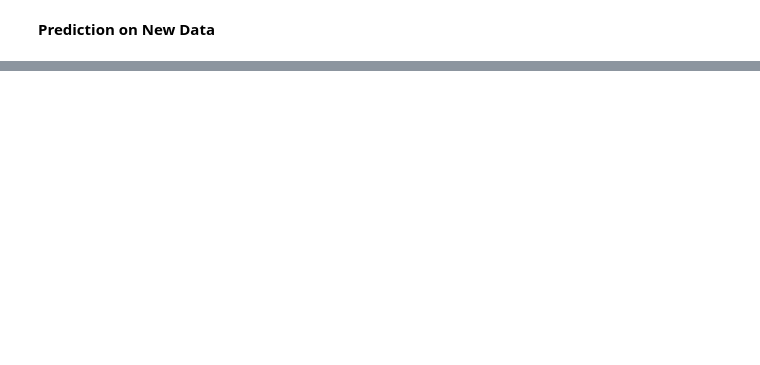
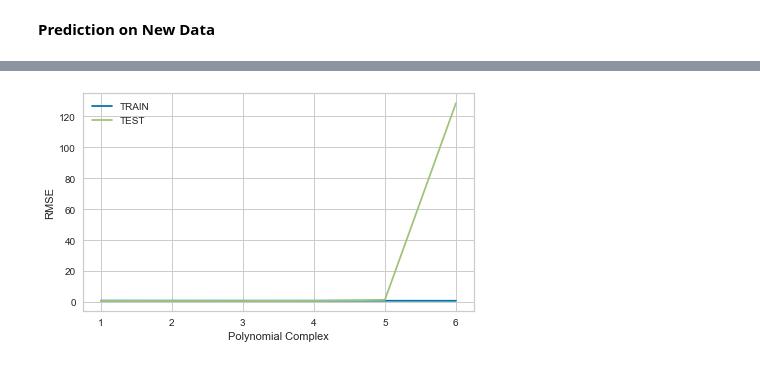
Before and after one commit to yildirimdata/Machine_learning, a Jupyter notebook: Practice_Tipps_Simp_Mul_Lin_reg.ipynb, the cells around one changed output, grey strips where cells are left out. Saved outputs shown, nothing was run; the diff lists cells and outputs as text; code cells hidden in the pictures; blank space fills up the shorter version.

```diff
--- a/Practice_Tipps_Simp_Mul_Lin_reg.ipynb
+++ b/Practice_Tipps_Simp_Mul_Lin_reg.ipynb
@@ -735,0 +721,2 @@ array([3.85394001, 4.23576645, 4.61759288, 4.8700899 ])
+# %%
+poly_features = polynomial_converter.transform(X)
@@ -735,0 +756,2 @@ array([3.85394001, 4.23576645, 4.61759288, 4.8700899 ])
+# %%
+X_train, X_test, y_train, y_test = train_test_split(poly_features, y, test_size = 0.2, random_state = 42)
@@ -735,0 +817,2 @@ array([3.85394001, 4.23576645, 4.61759288, 4.8700899 ])
+# %%
+y_train_pred = model_poly.predict(X_train)
@@ -735,0 +862,31 @@ array([3.85394001, 4.23576645, 4.61759288, 4.8700899 ])
+# %%
+# try to find the optimal poly degree
+
+def poly(d):
+
+    train_rmse_errors = []
+    test_rmse_errors = []
+    number_of_features = []
+
+    for i in range(1, d):
+        polynomial_converter = PolynomialFeatures(degree = i, include_bias = False)
+        poly_features = polynomial_converter.fit_transform(X)
+
+        X_train, X_test, y_train, y_test = train_test_split(poly_features, y, test_size=0.2, random_state=42)
+
+        model = LinearRegression(fit_intercept=True)
+        model.fit(X_train, y_train)
+
+        train_pred = model.predict(X_train)
+        test_pred = model.predict(X_test)
+
+        train_RMSE = np.sqrt(mean_squared_error(y_train,train_pred))
+        test_RMSE = np.sqrt(mean_squared_error(y_test,test_pred))
+
+        train_rmse_errors.append(train_RMSE)
+        test_rmse_errors.append(test_RMSE)
+
+        number_of_features.append(poly_features.shape[1])
+
+    return pd.DataFrame({"train_rmse_errors": train_rmse_errors, "test_rmse_errors":test_rmse_errors,
+                         "number of features":number_of_features}, index=range(1, d))
@@ -735,0 +903,8 @@ array([3.85394001, 4.23576645, 4.61759288, 4.8700899 ])
+# %%
+plt.plot(range(1,7), poly(7)["train_rmse_errors"], label = "TRAIN")
+plt.plot(range(1,7), poly(7)["test_rmse_errors"], label = "TEST")
+plt.xlabel("Polynomial Complex")
+plt.ylabel("RMSE")
+plt.legend();
+# %% [output]
+[figure, added]
```
Also changed, not shown: parts of 41 cells of this notebook, 8 other files.
